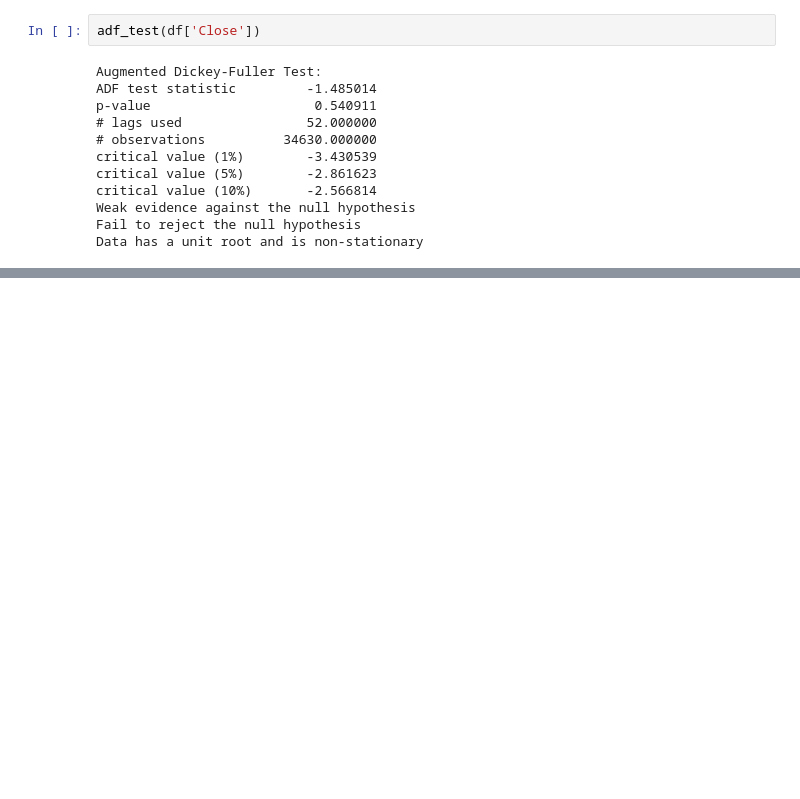
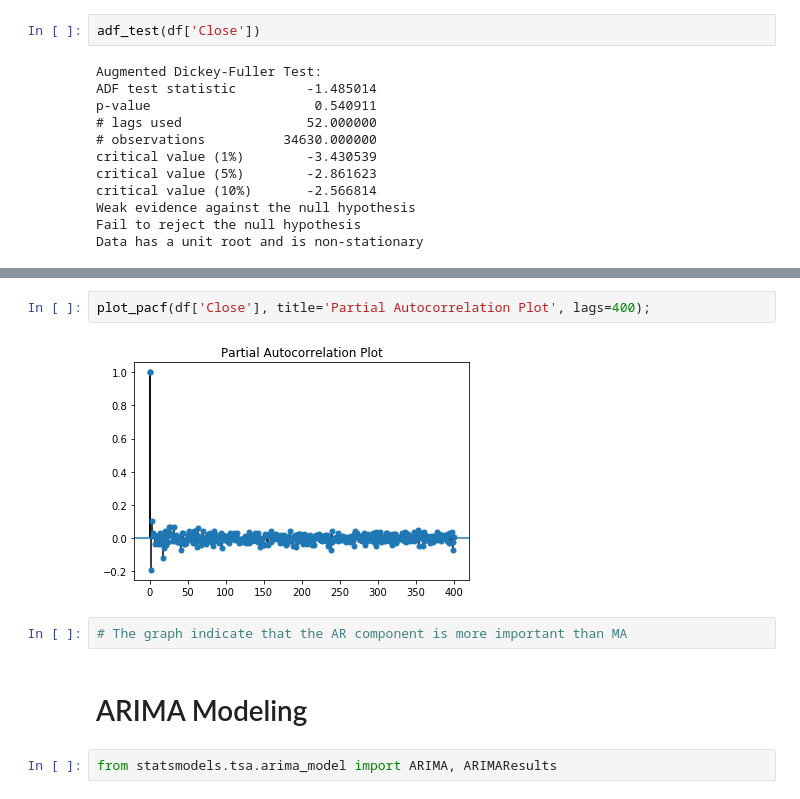
Before and after one commit to legomydiego/Thinkful-Final-Capstone, a Jupyter notebook: Final Capstone.ipynb, the cells around one changed output, grey strips where cells are left out. Drawn from its saved outputs; the diff is of its cells as text; blank space fills up the shorter version.

Commit message:
Added ARIMA model

```diff
--- a/Final Capstone.ipynb
+++ b/Final Capstone.ipynb
@@ -244,0 +335,10 @@ Data has a unit root and is non-stationary
+# %%
+plot_pacf(df['Close'], title='Partial Autocorrelation Plot', lags=400);
+# %% [output]
+[figure, added]
+# %%
+# The graph indicate that the AR component is more important than MA
+# %% [markdown]
+# ARIMA Modeling
+# %%
+from statsmodels.tsa.arima_model import ARIMA, ARIMAResults
```
Also changed, not shown: parts of 20 cells of this notebook.
